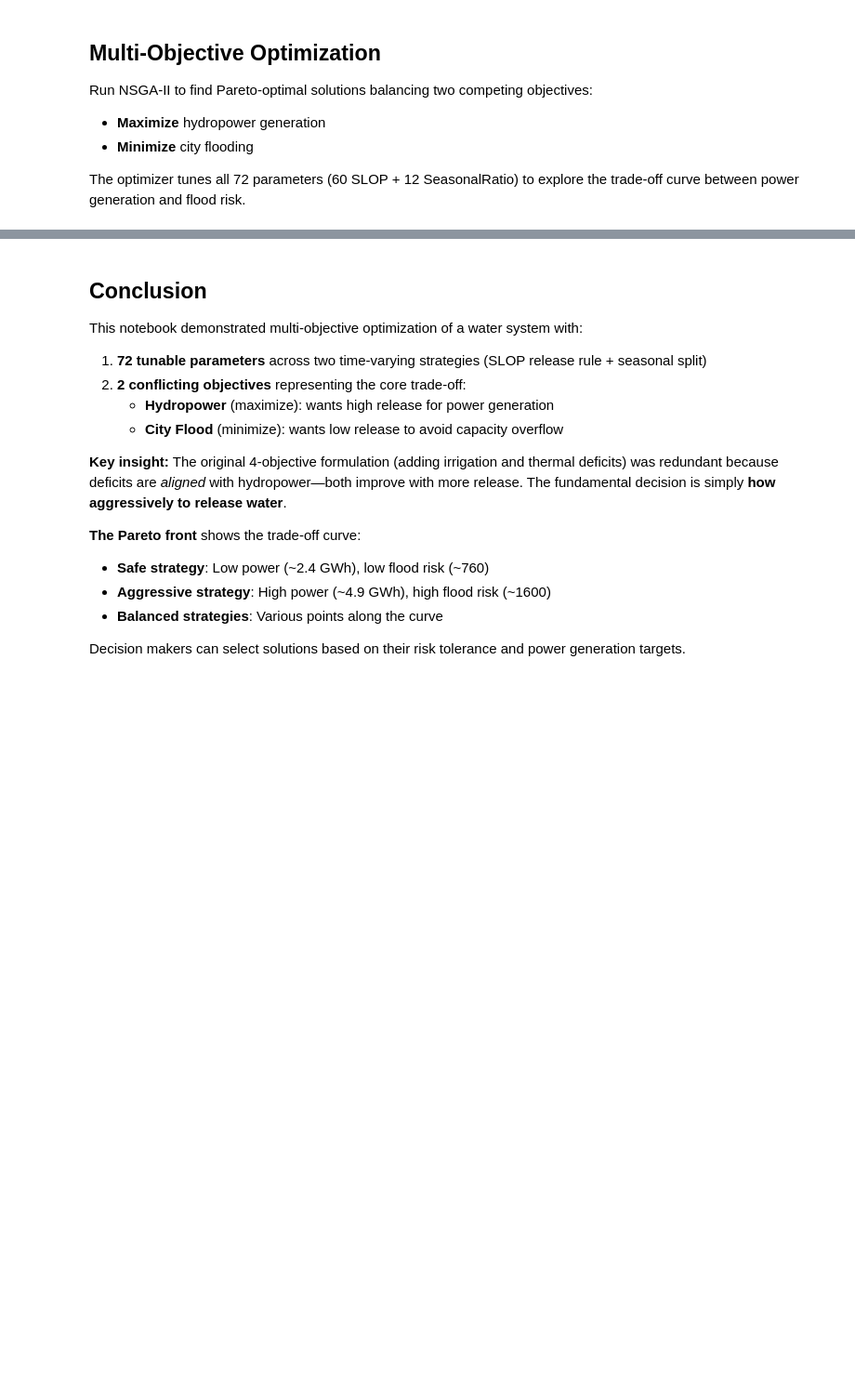
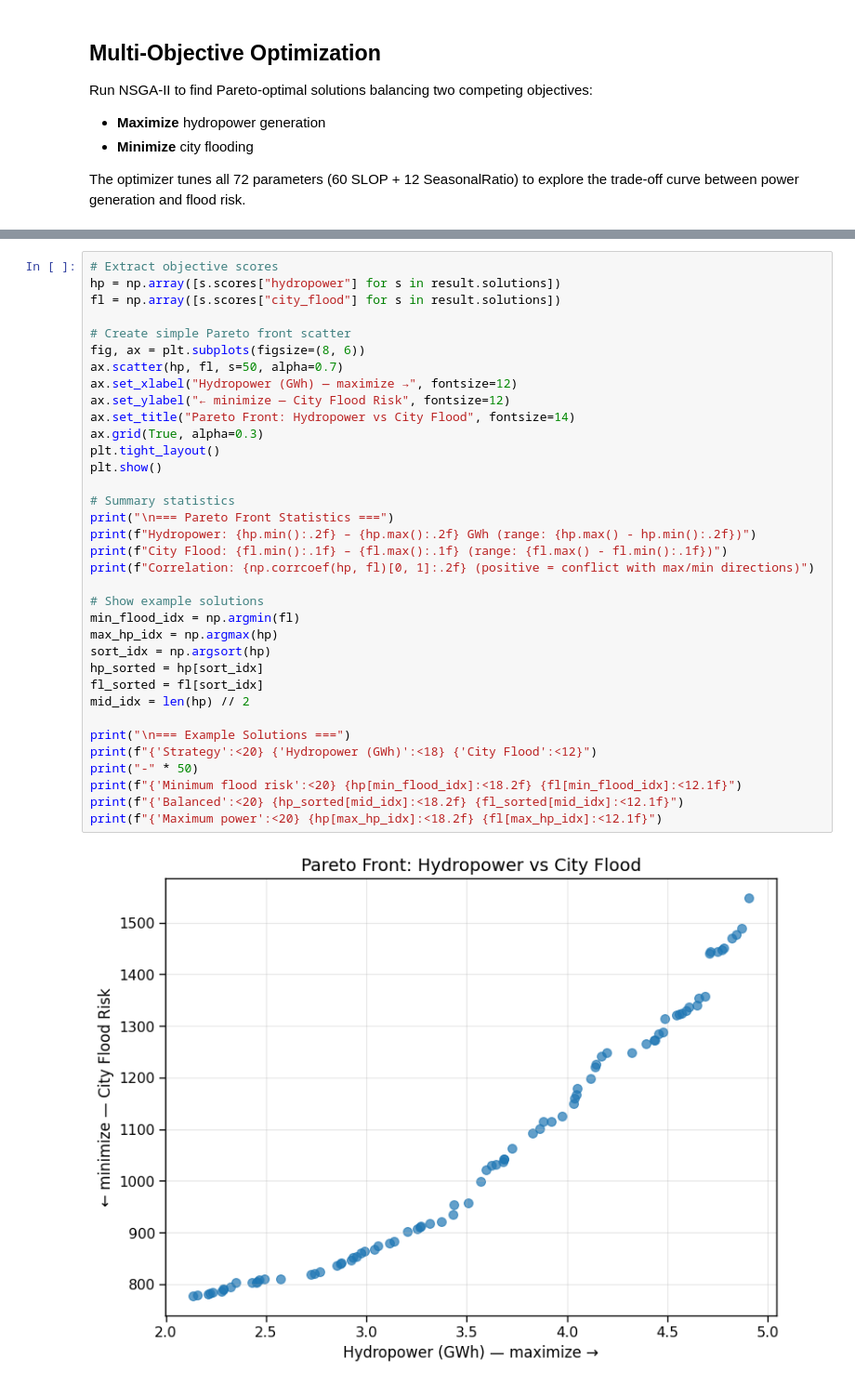
Before and after one commit to hydrosolutions/taqsim, a Jupyter notebook: notebooks/reservoir_optimization_showcase.ipynb, the cells around one changed output, grey strips where cells are left out. Shown at 93% size. Drawn from its saved outputs; the diff is of its cells as text; blank space fills up the shorter version.

```diff
--- a/notebooks/reservoir_optimization_showcase.ipynb
+++ b/notebooks/reservoir_optimization_showcase.ipynb
@@ -541,18 +444,37 @@ print(f"{'Maximum power':<20} {hp[max_hp_idx]:<18.2f} {fl[max_hp_idx]:<12.1f}")
-# %% [markdown]
-## Conclusion
-
-This notebook demonstrated multi-objective optimization of a water system with:
-
-1. **72 tunable parameters** across two time-varying strategies (SLOP release rule + seasonal split)
-2. **2 conflicting objectives** representing the core trade-off:
-   - **Hydropower** (maximize): wants high release for power generation
-   - **City Flood** (minimize): wants low release to avoid capacity overflow
-
-**Key insight:** The original 4-objective formulation (adding irrigation and thermal deficits) was redundant because deficits are *aligned* with hydropower—both improve with more release. The fundamental decision is simply **how aggressively to release water**.
-
-**The Pareto front** shows the trade-off curve:
-- **Safe strategy**: Low power (~2.4 GWh), low flood risk (~760)
-- **Aggressive strategy**: High power (~4.9 GWh), high flood risk (~1600)
-- **Balanced strategies**: Various points along the curve
-
-Decision makers can select solutions based on their risk tolerance and power generation targets.
+# %%
+# Extract objective scores
+hp = np.array([s.scores["hydropower"] for s in result.solutions])
+fl = np.array([s.scores["city_flood"] for s in result.solutions])
+
+# Create simple Pareto front scatter
+fig, ax = plt.subplots(figsize=(8, 6))
+ax.scatter(hp, fl, s=50, alpha=0.7)
+ax.set_xlabel("Hydropower (GWh) — maximize →", fontsize=12)
+ax.set_ylabel("← minimize — City Flood Risk", fontsize=12)
+ax.set_title("Pareto Front: Hydropower vs City Flood", fontsize=14)
+ax.grid(True, alpha=0.3)
+plt.tight_layout()
+plt.show()
+
+# Summary statistics
+print("\n=== Pareto Front Statistics ===")
+print(f"Hydropower: {hp.min():.2f} – {hp.max():.2f} GWh (range: {hp.max() - hp.min():.2f})")
+print(f"City Flood: {fl.min():.1f} – {fl.max():.1f} (range: {fl.max() - fl.min():.1f})")
+print(f"Correlation: {np.corrcoef(hp, fl)[0, 1]:.2f} (positive = conflict with max/min directions)")
+
+# Show example solutions
+min_flood_idx = np.argmin(fl)
+max_hp_idx = np.argmax(hp)
+sort_idx = np.argsort(hp)
+hp_sorted = hp[sort_idx]
+fl_sorted = fl[sort_idx]
+mid_idx = len(hp) // 2
+
+print("\n=== Example Solutions ===")
+print(f"{'Strategy':<20} {'Hydropower (GWh)':<18} {'City Flood':<12}")
+print("-" * 50)
+print(f"{'Minimum flood risk':<20} {hp[min_flood_idx]:<18.2f} {fl[min_flood_idx]:<12.1f}")
+print(f"{'Balanced':<20} {hp_sorted[mid_idx]:<18.2f} {fl_sorted[mid_idx]:<12.1f}")
+print(f"{'Maximum power':<20} {hp[max_hp_idx]:<18.2f} {fl[max_hp_idx]:<12.1f}")
+# %% [output]
+[figure, added]
```
Also changed, not shown: parts of 13 cells of this notebook.
